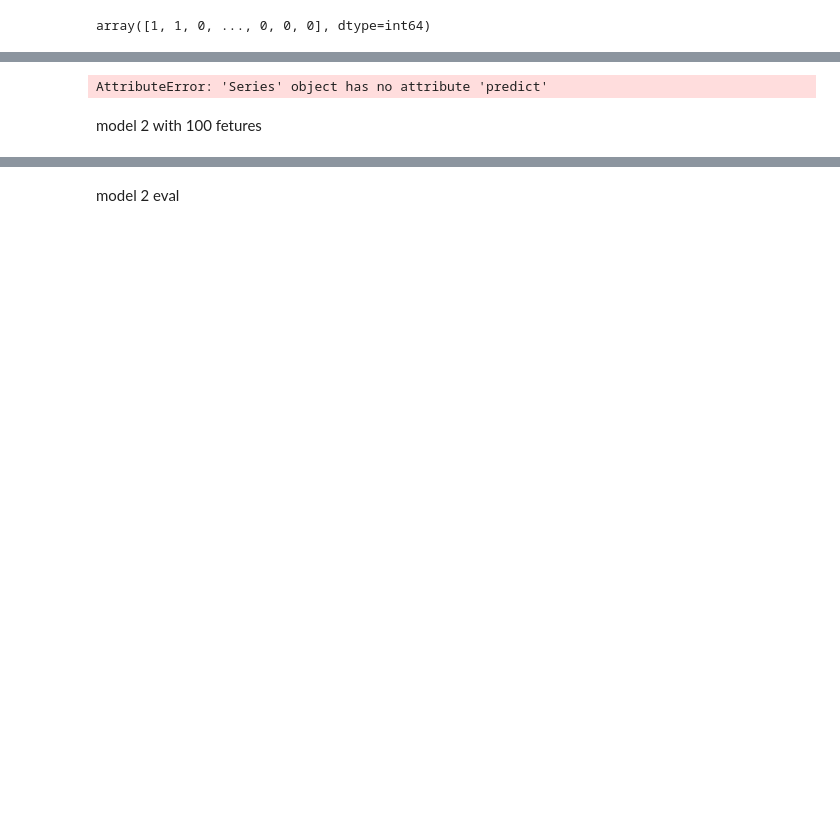
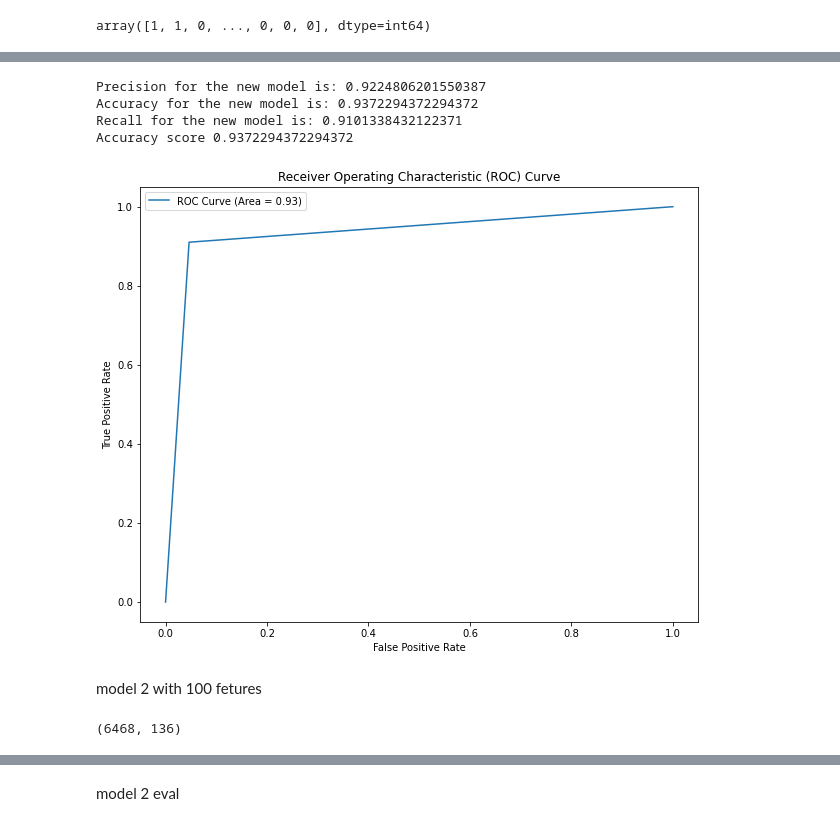
Before and after one commit to dhimanarya/Lead_Scoring_Case_Study, a Jupyter notebook: code file.ipynb, the cells around one changed output, grey strips where cells are left out. Cells and saved outputs as stored; diff of their text form; code cells hidden in the pictures; blank space fills up the shorter version.

```diff
--- a/code file.ipynb
+++ b/code file.ipynb
@@ -1165,9 +1164,17 @@ def eva(m,dtrain):
 # %%
-eva(ytest,ytest1)
+eva(dtest, ytest, m1)
 # %% [output]
-AttributeError: 'Series' object has no attribute 'predict'
+Precision for the new model is: 0.9224806201550387
+Accuracy for the new model is: 0.9372294372294372
+Recall for the new model is: 0.9101338432122371
+Accuracy score 0.9372294372294372
+[figure, added]
 # %%
 # rfe
 from sklearn.feature_selection import RFE
 # %% [markdown]
 model 2 with 100 fetures
+# %%
+dtrain.shape
+# %% [output]
+(6468, 136)
```
Also changed, not shown: parts of 54 cells of this notebook, 2 other files.
